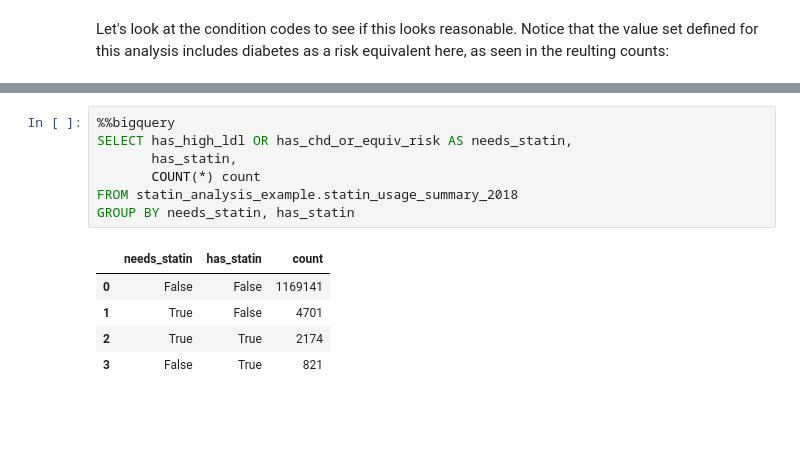
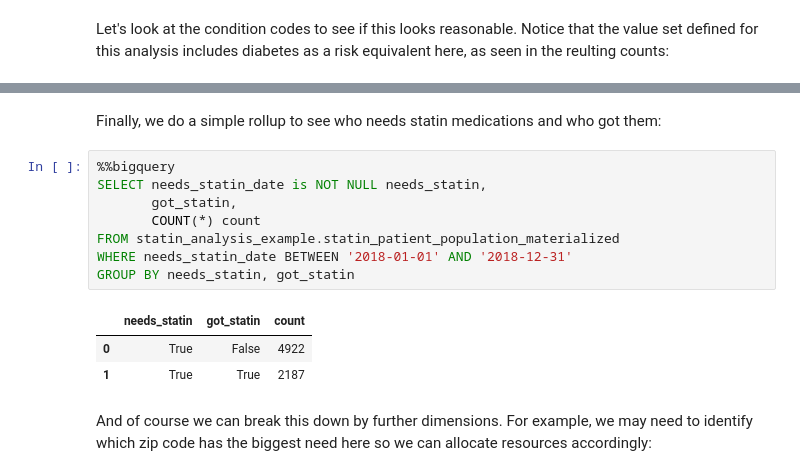
Before and after one commit to google/fhir-py, a Jupyter notebook: examples/statin_analysis_example.ipynb, the cells around one changed output, grey strips where cells are left out. Drawn from its saved outputs; the diff is of its cells as text; blank space fills up the shorter version.

```diff
--- a/examples/statin_analysis_example.ipynb
+++ b/examples/statin_analysis_example.ipynb
@@ -374,13 +435,16 @@ Finally, we apply our measure criteria and roll them up into counts, seeing exac
+# %% [markdown]
+Finally, we do a simple rollup to see who needs statin medications and who got them:
 # %%
 %%bigquery
-SELECT has_high_ldl OR has_chd_or_equiv_risk AS needs_statin,
-       has_statin,
+SELECT needs_statin_date is NOT NULL needs_statin,
+       got_statin,
        COUNT(*) count
-FROM statin_analysis_example.statin_usage_summary_2018
-GROUP BY needs_statin, has_statin
+FROM statin_analysis_example.statin_patient_population_materialized
+WHERE needs_statin_date BETWEEN '2018-01-01' AND '2018-12-31'
+GROUP BY needs_statin, got_statin
 # %% [output]
-|  | needs_statin | has_statin | count |
-| 0 | False | False | 1169141 |
-| 1 | True | False | 4701 |
-| 2 | True | True | 2174 |
-| 3 | False | True | 821 |
+|  | needs_statin | got_statin | count |
+| 0 | True | False | 4922 |
+| 1 | True | True | 2187 |
+# %% [markdown]
+And of course we can break this down by further dimensions. For example, we may need to identify which zip code has the biggest need here so we can allocate resources accordingly:
```
Also changed, not shown: parts of 41 cells of this notebook.
